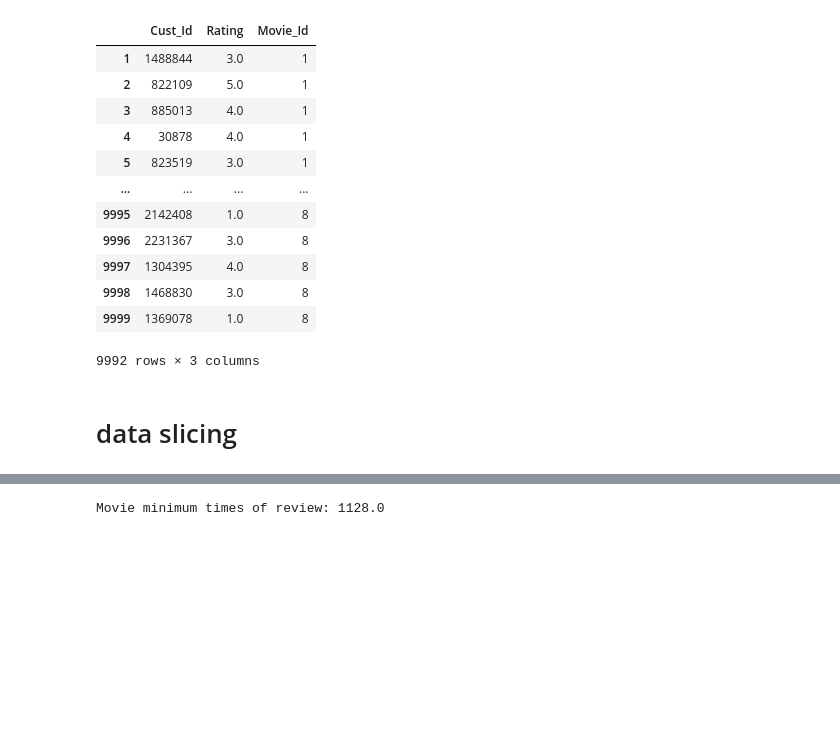
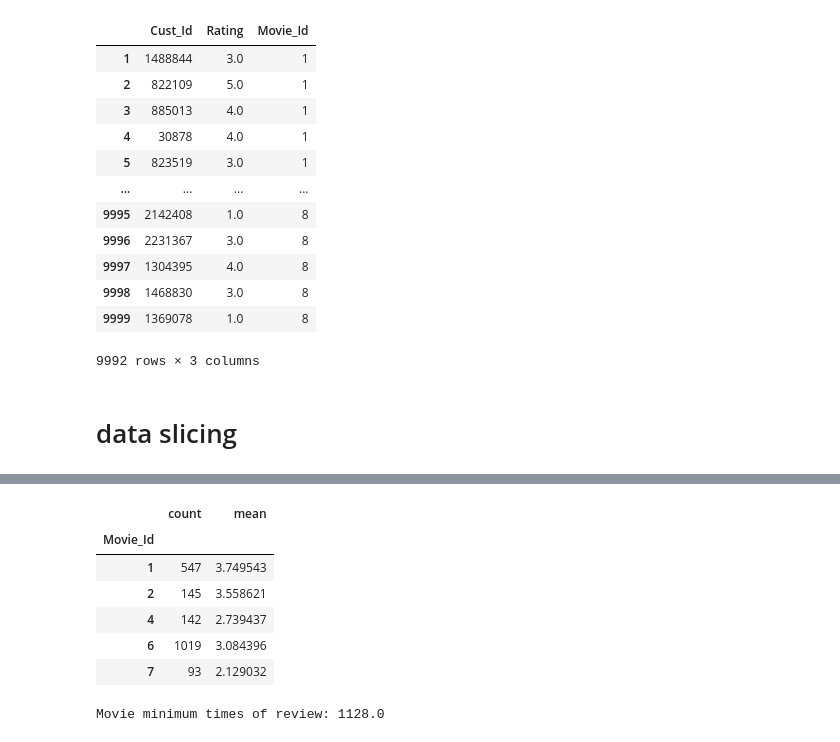
Before and after one commit to heohyunjun/Recommendation-System, a Jupyter notebook: Netflix/Netflix_rec.ipynb, the cells around one changed output, grey strips where cells are left out. Saved outputs shown, nothing was run; the diff lists cells and outputs as text; code cells hidden in the pictures; blank space fills up the shorter version.

```diff
--- a/Netflix/Netflix_rec.ipynb
+++ b/Netflix/Netflix_rec.ipynb
@@ -387,0 +429,2 @@ df
+# %%
+df_movie_summary.index = df_movie_summary.index.map(int)
@@ -387,0 +437,2 @@ df
+# %%
+movie_benchmark = round(df_movie_summary['count'].quantile(0.7),0)
@@ -388,3 +452,14 @@ df
+# %%
+# 총합이 0.7분위수보다 작은것들만 뽑아서 df만듬
+df_movie_summary[df_movie_summary['count'] < movie_benchmark]
+# %% [output]
+|  | count | mean |
+| Movie_Id |  |  |
+| 1 | 547 | 3.749543 |
+| 2 | 145 | 3.558621 |
+| 4 | 142 | 2.739437 |
+| 6 | 1019 | 3.084396 |
+| 7 | 93 | 2.129032 |
 # %%
 f = ['count','mean']
 
```
Also changed, not shown: parts of 19 cells of this notebook.
